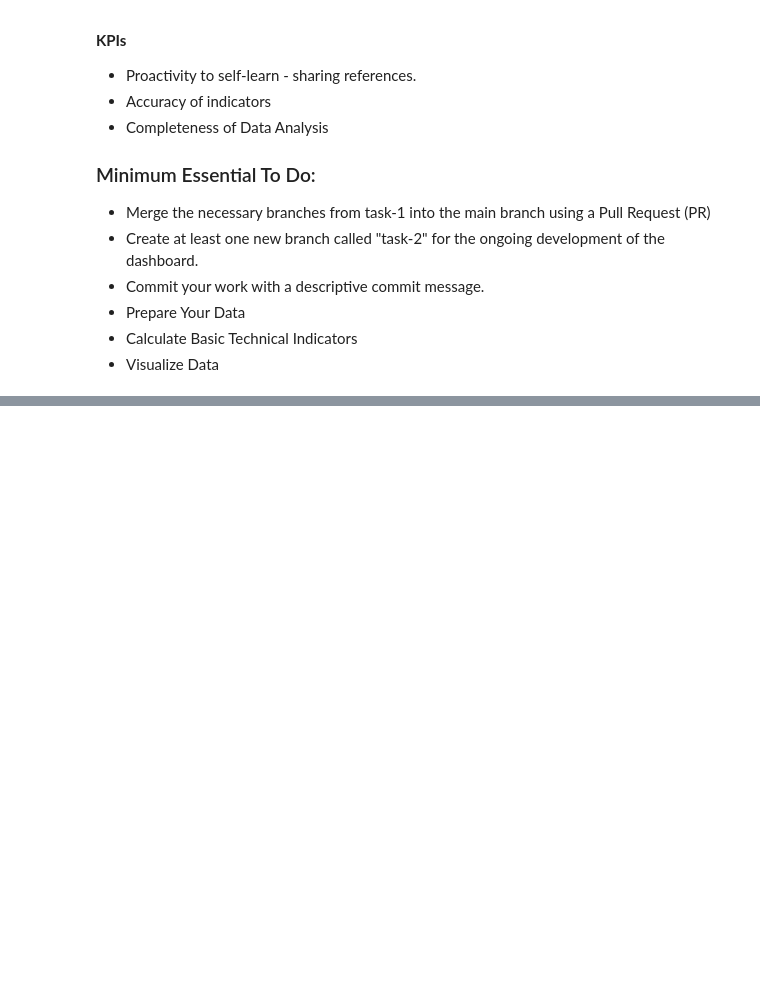
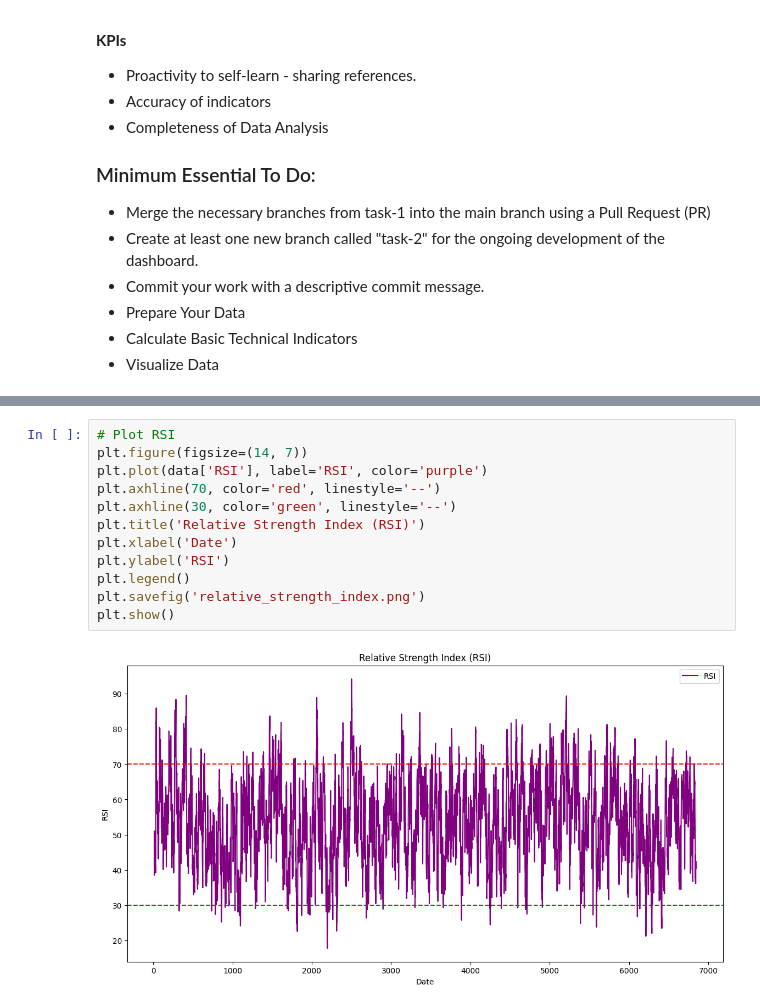
Before and after one commit to tedoaba/KAIM-W1, a Jupyter notebook: kaim-week1-task2.ipynb, the cells around one changed output, grey strips where cells are left out. Saved outputs shown, nothing was run; the diff lists cells and outputs as text; blank space fills up the shorter version.

```diff
--- a/kaim-week1-task2.ipynb
+++ b/kaim-week1-task2.ipynb
@@ -385,0 +253,14 @@ Feel free to adjust the code and analysis according to your specific needs and d
+# %%
+# Plot RSI
+plt.figure(figsize=(14, 7))
+plt.plot(data['RSI'], label='RSI', color='purple')
+plt.axhline(70, color='red', linestyle='--')
+plt.axhline(30, color='green', linestyle='--')
+plt.title('Relative Strength Index (RSI)')
+plt.xlabel('Date')
+plt.ylabel('RSI')
+plt.legend()
+plt.savefig('relative_strength_index.png')
+plt.show()
+# %% [output]
+[figure, added]
```
Also changed, not shown: parts of 22 cells of this notebook.
